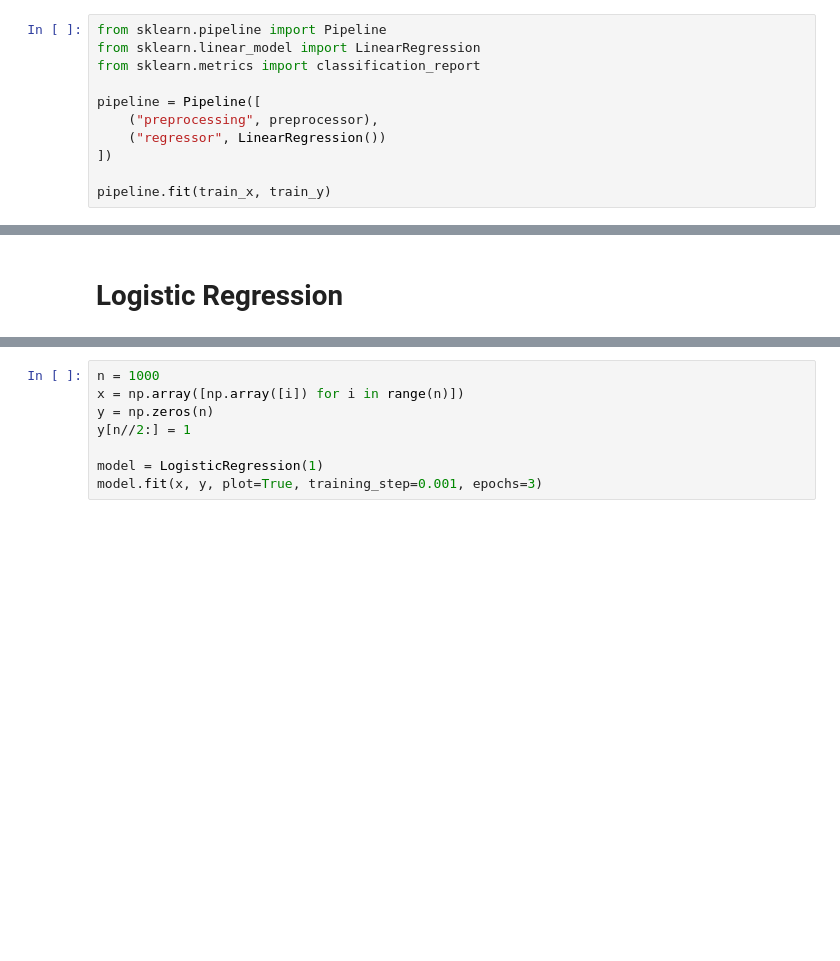
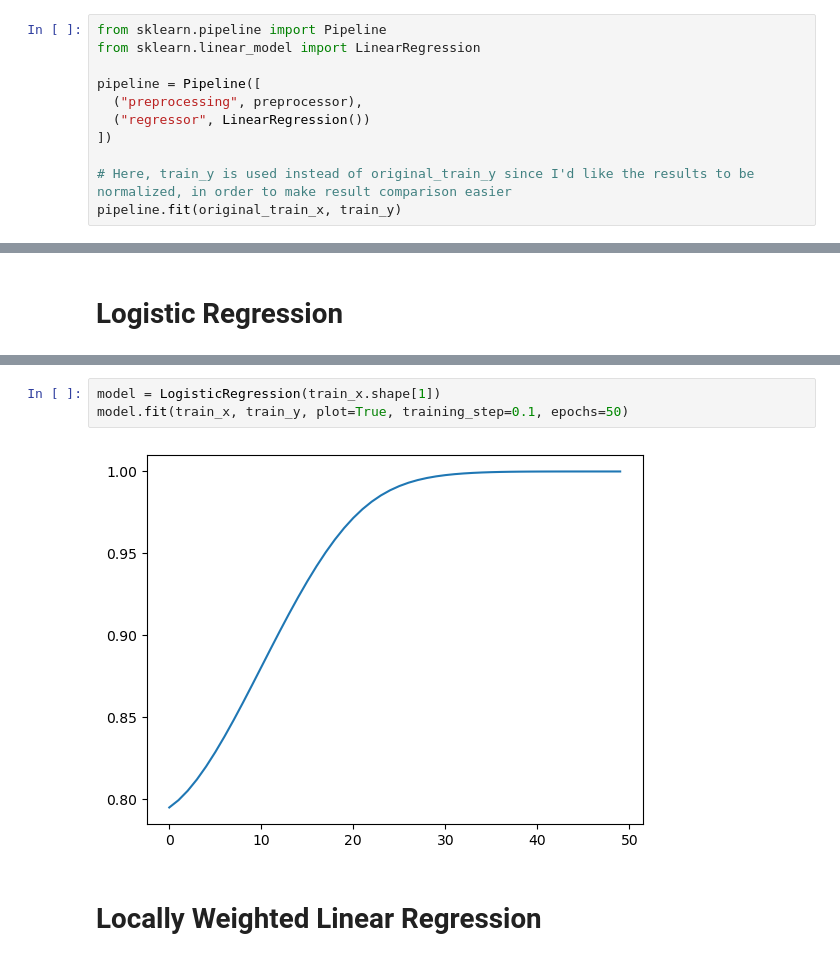
Before and after one commit to gabisartori/ine5664, a Jupyter notebook: aula-1/main.ipynb, the cells around one changed output, grey strips where cells are left out. Drawn from its saved outputs; the diff is of its cells as text; blank space fills up the shorter version.

```diff
--- a/aula-1/main.ipynb
+++ b/aula-1/main.ipynb
@@ -134,14 +139,14 @@ NameError: name 'model' is not defined
 # %%
 from sklearn.pipeline import Pipeline
 from sklearn.linear_model import LinearRegression
-from sklearn.metrics import classification_report
 
 pipeline = Pipeline([
-    ("preprocessing", preprocessor),
-    ("regressor", LinearRegression())
+  ("preprocessing", preprocessor),
+  ("regressor", LinearRegression())
 ])
 
-pipeline.fit(train_x, train_y)
+# Here, train_y is used instead of original_train_y since I'd like the results to be normalized, in order to make result comparison easier
+pipeline.fit(original_train_x, train_y)
 # %% [output]
 Pipeline(steps=[('preprocessing',
                  ColumnTransformer(transformers=[('num', StandardScaler(),
@@ -214,10 +221,9 @@ class LogisticRegression:
     loss /= len(test_x)
     print(f"Tested loss: {loss}")
 # %%
-n = 1000
-x = np.array([np.array([i]) for i in range(n)])
-y = np.zeros(n)
-y[n//2:] = 1
-
-model = LogisticRegression(1)
-model.fit(x, y, plot=True, training_step=0.001, epochs=3)
+model = LogisticRegression(train_x.shape[1])
+model.fit(train_x, train_y, plot=True, training_step=0.1, epochs=50)
+# %% [output]
+[figure, added]
+# %% [markdown]
+# Locally Weighted Linear Regression
```
Also changed, not shown: parts of 10 cells of this notebook.
